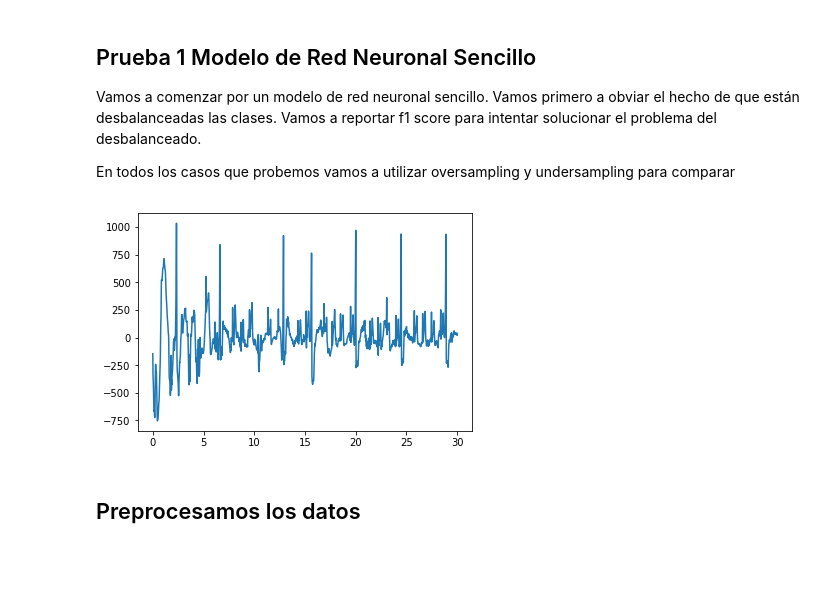
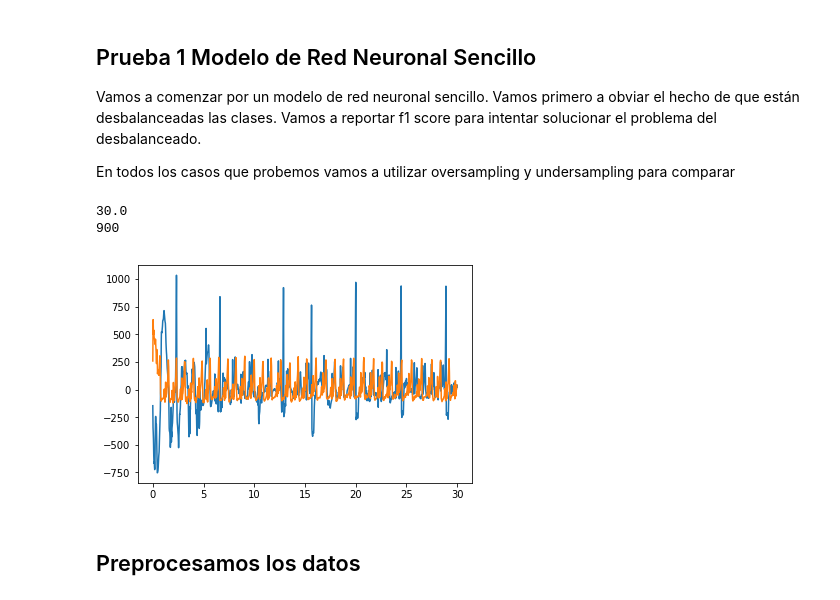
Before and after one commit to miansaay/Project, a Jupyter notebook: Red_neuronal_1.ipynb, the cells around one changed output. Saved outputs shown, nothing was run; the diff lists cells and outputs as text; code cells hidden in the pictures; blank space fills up the shorter version.

```diff
--- a/Red_neuronal_1.ipynb
+++ b/Red_neuronal_1.ipynb
@@ -9,6 +10,7 @@ En todos los casos que probemos vamos a utilizar oversampling y undersampling pa
 #load data
 %matplotlib inline
 import matplotlib.pyplot as plt
+
 #load data
 import numpy as np
 
@@ -28,35 +30,38 @@ y_test = np.load('y_test.npy')
 
 fs = 300. #hz
 t = np.arange(len(X_train[0]))/fs
 plt.plot(t,X_train[0,:])
 
+
 #Es probable que tengamos un problema mal condicionado: vamos a realizar un submuestreo de la señal a 50 muestras por segundo
 from scipy import signal
 
-decimate = False
+decimate = True
 
 if decimate:
     freq = fs/10#Hz
     print(freq)
     secs = len(X_train[200])/fs
     samps = int(secs*freq)
     c = 0
     X_new = np.zeros((X_train.shape[0],samps))
     X_new_test = np.zeros((X_test.shape[0],samps))
     for x,x_test in zip(X_train,X_test):
         X_new[c,:] = signal.decimate(x,10,ftype = 'fir')
         X_new_test[c,:] = signal.decimate(x_test,10,ftype = 'fir')
 
         c += 1
 
     t = np.arange(len(X_new[200]))/freq
     plt.plot(t,X_new[200,:])
     print(len(X_new[0]))
 
     X_train = X_new.copy()
     X_test = X_new_test.copy()
 # %% [output]
+30.0
+900
-[figure, old version]
+[figure, new version]
 # %% [markdown]
 ## Preprocesamos los datos
 # %%
```
Also changed, not shown: parts of 7 cells of this notebook, 1 other file.
